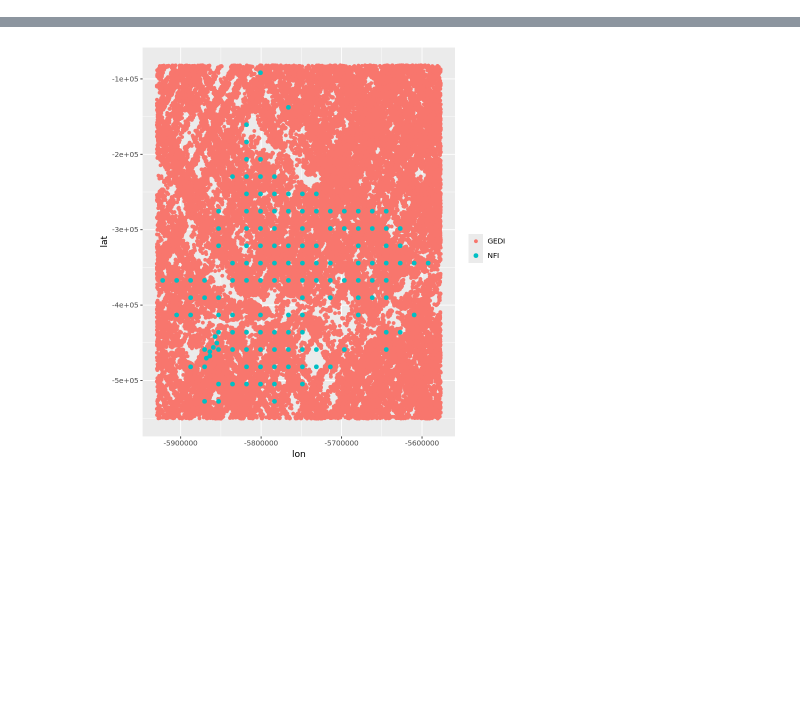
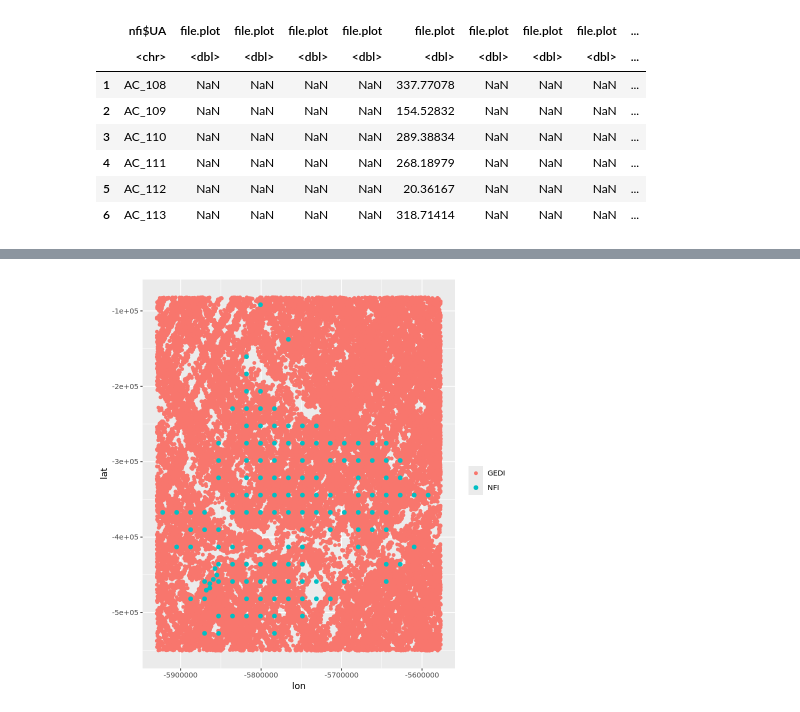
Before and after one commit to CEOSBiomassHarmonization/NASA_CMS, a Jupyter notebook: NASA_CMS_2023/Brazil/Brazil_INLA.ipynb, the cells around one changed output, grey strips where cells are left out. Drawn from its saved outputs; the diff is of its cells as text; code cells hidden in the pictures; blank space fills up the shorter version.

```diff
--- a/NASA_CMS_2023/Brazil/Brazil_INLA.ipynb
+++ b/NASA_CMS_2023/Brazil/Brazil_INLA.ipynb
@@ -129,0 +160,83 @@ ERROR: Error in library(fields): there is no package called ‘fields’
+# %%
+###############################################
+###### READ CCI TILES AND EXTRACT AGB VALUES
+###############################################
+
+# # Load necessary libraries
+# library(terra)
+# library(sf)
+
+# # Read the GPKG file as an sf object
+# gpkg_file <- "/projects/my-private-bucket/Data/NFI_data/Brazil/Brazil_NFI_filled.gpkg"
+# gpkg <- st_read(gpkg_file)
+
+# # Get the bounding box for the GPKG (xmin, ymin, xmax, ymax)
+# gpkg_bbox <- st_bbox(gpkg)
+
+# # Get the CRS of the GPKG to use in the comparison
+# crs_gpkg <- st_crs(gpkg)
+
+# # Get the list of GeoTIFF files in the folder
+# folder_path <- "/projects/my-public-bucket/Data/Biomass_maps/CCI_2021_v5/dap.ceda.ac.uk/neodc/esacci/biomass/data/agb/maps/v5.01/geotiff/2021"
+# tiff_files <- list.files(folder_path, pattern = "*_ESACCI-BIOMASS-L4-AGB-MERGED-100m-2021-fv5.0.tif", full.names = TRUE)
+
+# # Initialize a list to store overlapping GeoTIFFs
+# overlapping_tiffs <- list()
+
+# # Loop through each GeoTIFF file and check for overlap
+# for (tiff_file in tiff_files) {
+
+#   # Read the GeoTIFF file as a raster object
+#   raster <- rast(tiff_file)
+
+#   # Get the extent of the raster (xmin, xmax, ymin, ymax)
+#   raster_bbox <- ext(raster)
+
+#   # Create an sf object from the raster bounding box (xmin, ymin, xmax, ymax)
+#   raster_bbox_sf <- st_sfc(st_polygon(list(matrix(c(raster_bbox[1], raster_bbox[3],  # xmin, ymin
+#                                                    raster_bbox[2], raster_bbox[3],  # xmax, ymin
+#                                                    raster_bbox[2], raster_bbox[4],  # xmax, ymax
+#                                                    raster_bbox[1], raster_bbox[4],  # xmin, ymax
+#                                                    raster_bbox[1], raster_bbox[3]),  # Repeating first point to close polygon
+#                                                  ncol = 2, byrow = TRUE))))
+
+#   # Convert the GPKG bounding box into an sf object for intersection
+#   gpkg_bbox_sf <- st_sfc(st_polygon(list(matrix(c(gpkg_bbox["xmin"], gpkg_bbox["ymin"],  # xmin, ymin
+#                                                    gpkg_bbox["xmax"], gpkg_bbox["ymin"],  # xmax, ymin
+#                                                    gpkg_bbox["xmax"], gpkg_bbox["ymax"],  # xmax, ymax
+#                                                    gpkg_bbox["xmin"], gpkg_bbox["ymax"],  # xmin, ymax
+#                                                    gpkg_bbox["xmin"], gpkg_bbox["ymin"]),  # Repeating first point to close polygon
+#                                                  ncol = 2, byrow = TRUE))))
+
+#   # Check for intersection between the GPKG bounding box and raster bounding box
+#   overlap <- st_intersects(gpkg_bbox_sf, raster_bbox_sf, sparse = FALSE)
+
+#   # If there is overlap, add the raster file to the list
+#   if (any(overlap)) {
+#     overlapping_tiffs <- append(overlapping_tiffs, tiff_file)
+#   }
+# }
+
+# # Print the list of overlapping GeoTIFF files
+# print(overlapping_tiffs)
+
+nfi <- st_read("/projects/my-private-bucket/Data/NFI_data/Brazil/Brazil_NFI_filled.gpkg")
+nfi <- nfi %>% group_by(UA) %>% summarise(mean = mean(AGB_Mg.ha2))
+nfi$AGB_Mg.ha2 <- nfi$mean
+gpkg_extent <- st_bbox(nfi)
+
+CCI_FILES <- overlapping_tiffs
+CCI_FILES_DF <- as.data.frame(nfi$UA)
+for (each_CCI in CCI_FILES){
+    file.rast <- rast(each_CCI)
+    file.plot = exactextractr::exact_extract(file.rast, st_buffer(nfi,100), 'mean')
+    CCI_FILES_DF <- cbind(CCI_FILES_DF,file.plot)
+}
+head(CCI_FILES_DF)
+CCI_FILES_DF <- CCI_FILES_DF[,!grepl("standard_deviation", colnames(CCI_FILES_DF))]
+head(CCI_FILES_DF)
+CCI_AGBD_PSU <- cbind(as.data.frame(nfi$UA,nfi$AGB_Mg.ha2),as.data.frame(rowMeans(CCI_FILES_DF[,2:ncol(CCI_FILES_DF)],na.rm=TRUE)))
+head(CCI_AGBD_PSU)
+colnames(CCI_AGBD_PSU) = c("PSU_ID","CCI_AGB")
+write.csv(CCI_AGBD_PSU,"/projects/my-public-bucket/Data/NASA_CMS_2023/BRAZIL/Provinces_with_data/CCI_AGB_PSU.csv")
+# %% [output]
@@ -129,0 +261,8 @@ ERROR: Error in library(fields): there is no package called ‘fields’
+|  | nfi$UA | file.plot | file.plot | file.plot | file.plot | file.plot | file.plot | file.plot | file.plot | ... |
+|  | <chr> | <dbl> | <dbl> | <dbl> | <dbl> | <dbl> | <dbl> | <dbl> | <dbl> | ... |
+| 1 | AC_108 | NaN | NaN | NaN | NaN | 337.77078 | NaN | NaN | NaN | ... |
+| 2 | AC_109 | NaN | NaN | NaN | NaN | 154.52832 | NaN | NaN | NaN | ... |
+| 3 | AC_110 | NaN | NaN | NaN | NaN | 289.38834 | NaN | NaN | NaN | ... |
+| 4 | AC_111 | NaN | NaN | NaN | NaN | 268.18979 | NaN | NaN | NaN | ... |
+| 5 | AC_112 | NaN | NaN | NaN | NaN | 20.36167 | NaN | NaN | NaN | ... |
+| 6 | AC_113 | NaN | NaN | NaN | NaN | 318.71414 | NaN | NaN | NaN | ... |
```
Also changed, not shown: parts of 18 cells of this notebook, 1 other file.
